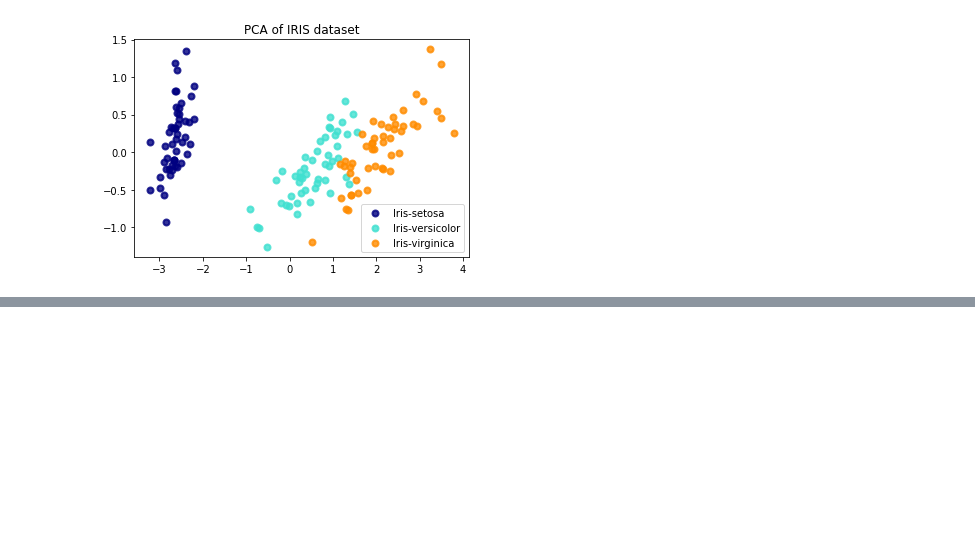
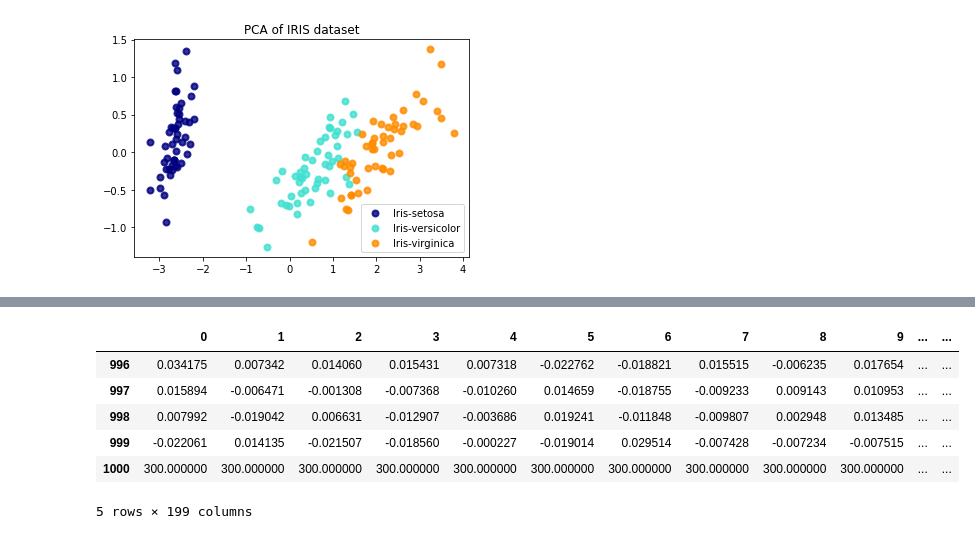
Before and after one commit to larissamazzero/RMN, a Jupyter notebook: pca.ipynb, the cells around one changed output, grey strips where cells are left out. Saved outputs shown, nothing was run; the diff lists cells and outputs as text; code cells hidden in the pictures; blank space fills up the shorter version.

```diff
--- a/pca.ipynb
+++ b/pca.ipynb
@@ -213,0 +268,10 @@ arr1_transpose.shape
+# %%
+new_df.tail()
+# %% [output]
+|  | 0 | 1 | 2 | 3 | 4 | 5 | 6 | 7 | 8 | 9 | ... | ... |
+| 996 | 0.034175 | 0.007342 | 0.014060 | 0.015431 | 0.007318 | -0.022762 | -0.018821 | 0.015515 | -0.006235 | 0.017654 | ... | ... |
+| 997 | 0.015894 | -0.006471 | -0.001308 | -0.007368 | -0.010260 | 0.014659 | -0.018755 | -0.009233 | 0.009143 | 0.010953 | ... | ... |
+| 998 | 0.007992 | -0.019042 | 0.006631 | -0.012907 | -0.003686 | 0.019241 | -0.011848 | -0.009807 | 0.002948 | 0.013485 | ... | ... |
+| 999 | -0.022061 | 0.014135 | -0.021507 | -0.018560 | -0.000227 | -0.019014 | 0.029514 | -0.007428 | -0.007234 | -0.007515 | ... | ... |
+| 1000 | 300.000000 | 300.000000 | 300.000000 | 300.000000 | 300.000000 | 300.000000 | 300.000000 | 300.000000 | 300.000000 | 300.000000 | ... | ... |
+5 rows × 199 columns
```
Also changed, not shown: parts of 24 cells of this notebook.
